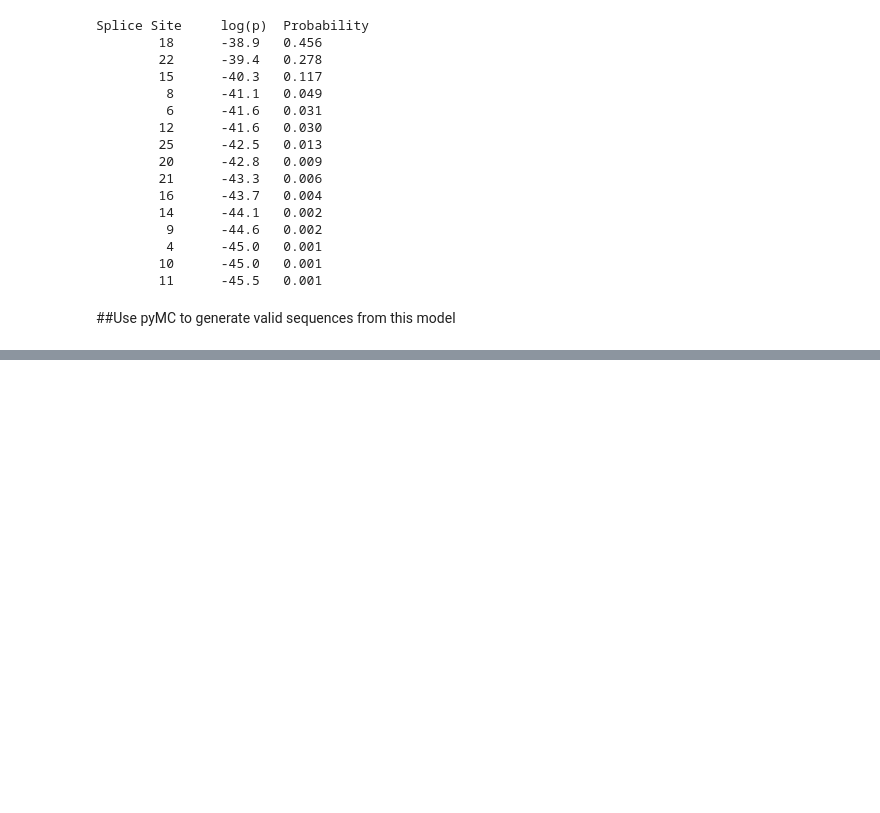
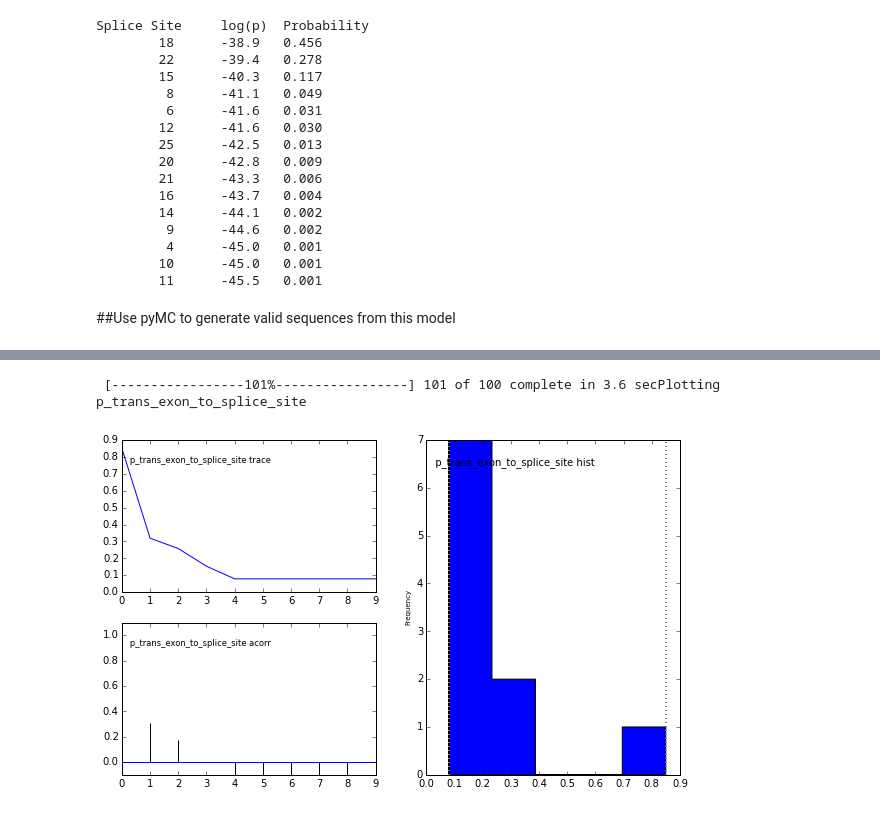
Before and after one commit to dbjohnson/dbj-ipython, a Jupyter notebook: scratch/hidden markov model.ipynb, the cells around one changed output, grey strips where cells are left out. Drawn from its saved outputs; the diff is of its cells as text; code cells hidden in the pictures; blank space fills up the shorter version.

```diff
--- a/scratch/hidden markov model.ipynb
+++ b/scratch/hidden markov model.ipynb
@@ -135,17 +135,19 @@ Let's just use the integer splice location.  We could generate estimates for the
 # %%
-# grab just the observed splice site locations from our simulated data
+# Separate the observed splice site locations from the rest of the simulated data
 observed_splice_sites = np.array(zip(*seqs)[1])
 
 # Create a uniform variable to represent the probability of transitioning state from exon to splice site.
-# This means we have no prior expectation on that that transition probability is
+# This means we have no prior expectation on what that transition probability is
 p_trans_exon_to_splice_site = pymc.Uniform('p_trans_exon_to_splice_site', lower=0, upper=1)
 
 
-# Create a dependent stochastic variable for splice site locations given a value for p_trans_exon_to_splice_site
-# Note: This syntax is kinda wonky -- have to set up functions for sampling from this distribution, and calculating
+# Create a dependent stochastic variable for splice site location given a value for p_trans_exon_to_splice_site
+# Note: This syntax is kinda wonky -- have to set up functions for sampling from the distribution, and calculating
 # logp for a given draw, then create an instance of Stochastic that references those functions.  Even the pyMC docs
-# admit this is clunky, and should be avoided, when possible, by using one of their built-in distributions, (or
-# subclassing Stocastic, I suppose)
+# admit this is clunky and should be avoided, when possible, by using one of their built-in distributions, (or
+# subclassing Stochastic, I suppose)
+
+# generate a splice site location given p_trans
 def random_splice_site(p_trans):
     position = 0
     while np.random.random() < (1-p_trans):
@@ -153,22 +155,25 @@ def random_splice_site(p_trans):
 
     return position
 
+# calculate sum(logp) for the observed splice site values
 def logp_splice_site(value, p_trans):
     # Bootstrap the distribution for this transition probability.
-    # Woof, there's a better way.  Leaving for now, as the point
+    # TODO: there's a better/faster way.  Leaving for now, as the point
     # of this excercise is to learn pyMC
     location_counts = defaultdict(int)
     draws = int(1e4)
     for i in xrange(draws):
         location_counts[random_splice_site(p_trans)] += 1
 
+    # sum logp over all the observed values (frustratingly, pyMC insists on calling the
+    # variable that contains those observations "value", even though it is an array
+    # when dealing with observed variables)
     sum_logp = 0
-    for val in value:
-        p = location_counts[float(val)] / float(draws)
+    for splice_site in value:
+        p = location_counts[float(splice_site)] / float(draws)
         sum_logp += np.log(max(1e-80, p))  # TODO: figure how to handle this floor on p better
+
     return sum_logp
-
-    return logp_splice_site(value, p_trans)
 
 splice_site = pymc.Stochastic(
                 logp=logp_splice_site,
@@ -181,13 +186,6 @@ splice_site = pymc.Stochastic(
                 dtype=int,
                 rseed=1.,
                 observed=True,
-                cache_depth = 2,
+                cache_depth=2,
                 plot=True,
                 verbose=0)
-
-# Use Markov-chain Monte Carlo to fit p_trans_exon_to_splice_site to the observed data for splice_site locations
-model = pymc.MCMC([p_trans_exon_to_splice_site, splice_site])
-
-# Note - the bootstrapping used in logp_splice_site makes this slower than it should be.
-model.sample(iter=200, burn=0, thin=20)
-pymc.Matplot.plot(model)
@@ -196,0 +194,9 @@ pymc.Matplot.plot(model)
+# %%
+model = pymc.MCMC([p_trans_exon_to_splice_site, splice_site])
+
+# Note - the bootstrapping used in logp_splice_site makes this slower than it should be.
+model.sample(iter=100, burn=0, thin=10)
+pymc.Matplot.plot(model)
+# %% [output]
+ [-----------------101%-----------------] 101 of 100 complete in 3.6 secPlotting p_trans_exon_to_splice_site
+[figure, added]
```
Also changed, not shown: parts of 4 cells of this notebook, 2 other files.
